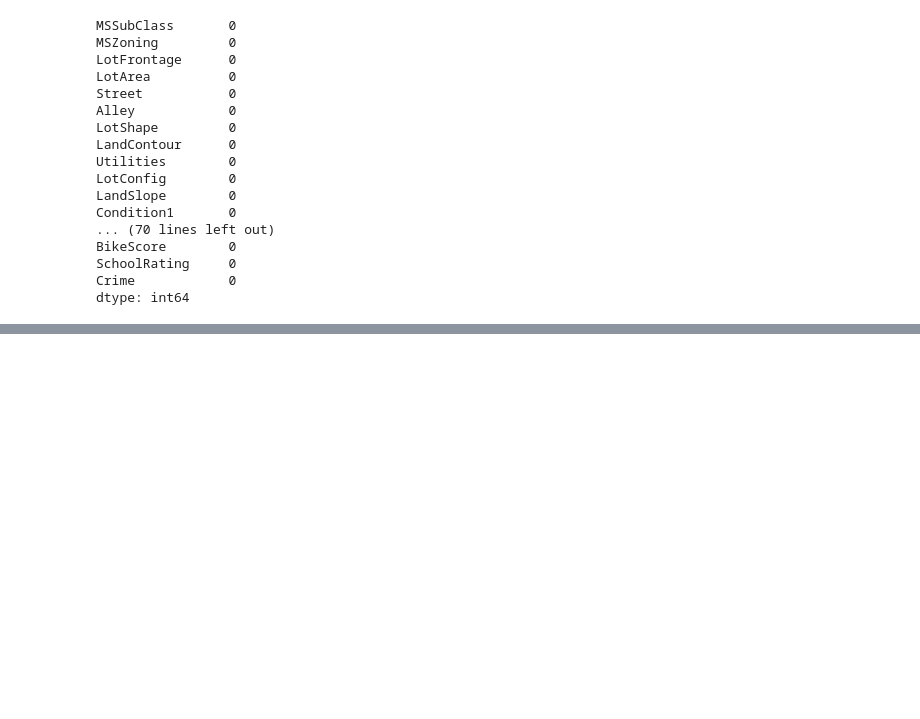
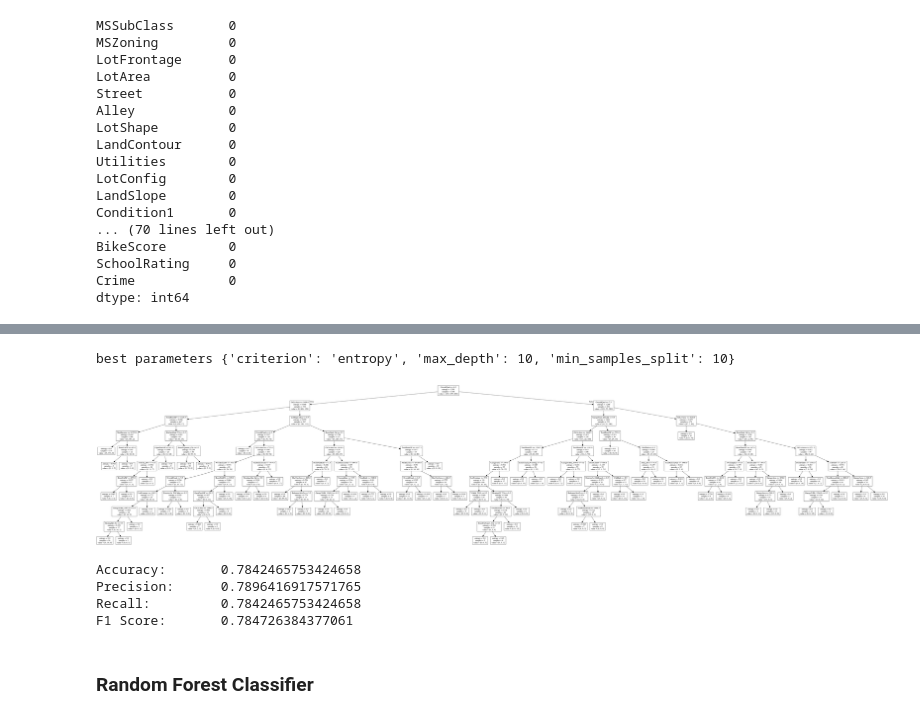
Before and after one commit to rahimrasool/housing_price, a Jupyter notebook: notebooks/classifiers.ipynb, the cells around one changed output, grey strips where cells are left out. Cells and saved outputs as stored; diff of their text form; code cells hidden in the pictures; blank space fills up the shorter version.

```diff
--- a/notebooks/classifiers.ipynb
+++ b/notebooks/classifiers.ipynb
@@ -409,0 +460,31 @@ plt.show()
+# %%
+pd.set_option('mode.chained_assignment', None)
+
+dt2 = DecisionTreeClassifier(random_state=0)
+
+
+params = {
+          'criterion': ['gini','entropy'],
+          'max_depth': (1,3,5,10),
+    'min_samples_split': (2, 5, 10)
+         }
+
+
+scorer = {}
+scorer['accuracy'] = make_scorer(metrics.accuracy_score)
+scorer['precision'] = make_scorer(metrics.precision_score, average = 'weighted')
+scorer['recall'] = make_scorer(metrics.recall_score, average = 'weighted')
+
+# k = 10
+grid_dt2 = GridSearchCV(estimator=dt2,
+                          param_grid=params,
+                          cv=k,
+                          scoring=scorer,
+                         refit = 'accuracy')
+
+grid_dt2.fit(features2,target2)
+
+results_dt2 = pd.DataFrame(grid_dt2.cv_results_)
+results_dt2 = results_dt2.loc[:,['params', 'mean_test_accuracy', 'mean_test_precision', 'mean_test_recall']]
+results_dt2.set_index('params', inplace=True)
+results_dt2
@@ -409,0 +510,31 @@ plt.show()
+# %%
+dt_best2 = DecisionTreeClassifier(random_state=0)
+best_params_dt2 = grid_dt2.best_params_
+dt_best2.set_params(**best_params_dt2, random_state = 0)
+print('best parameters', best_params_dt2)
+
+model_dt2 = dt_best2.fit(features2,target2)
+
+labels_dt2 = features2.columns.values
+dot_data = tree.export_graphviz(model_dt2, out_file=None, feature_names=labels_dt2)
+
+graph = pydotplus.graph_from_dot_data(dot_data)
+Image(graph.create_png())
+# %% [output]
+best parameters {'criterion': 'entropy', 'max_depth': 10, 'min_samples_split': 10}
+[figure, added]
+# %%
+target_pred_dt2 = dt_best2.predict(features_test2)
+
+print("Accuracy:\t{}\nPrecision:\t{}\nRecall:\t\t{}\nF1 Score:\t{}".format(metrics.accuracy_score(target_test2.astype('str'), target_pred_dt2.astype('str')),
+                                                                           metrics.precision_score(target_test2.astype('str'), target_pred_dt2.astype('str'), average='weighted'),
+                                                                           metrics.recall_score(target_test2.astype('str'), target_pred_dt2.astype('str'), average='weighted'),
+                                                                           metrics.f1_score(target_test2.astype('str'), target_pred_dt2.astype('str'), average='weighted')
+                                                                          ))
+# %% [output]
+Accuracy:       0.7842465753424658
+Precision:      0.7896416917571765
+Recall:         0.7842465753424658
+F1 Score:       0.784726384377061
+# %% [markdown]
+### Random Forest Classifier
```
Also changed, not shown: parts of 48 cells of this notebook.
